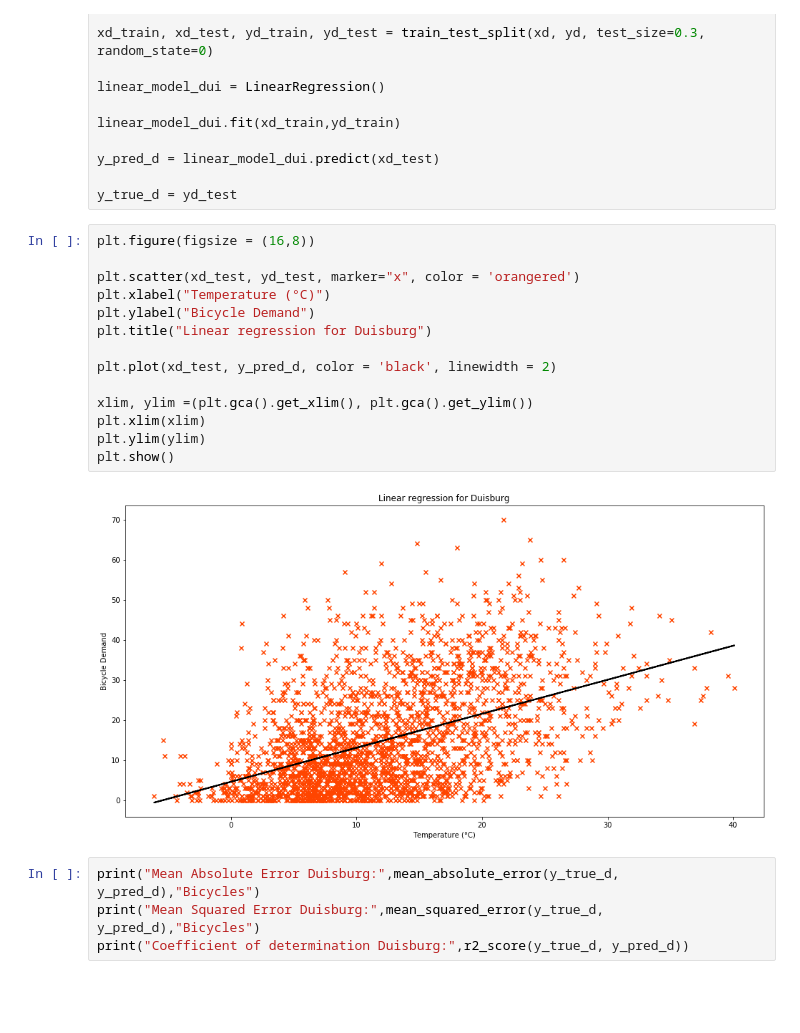
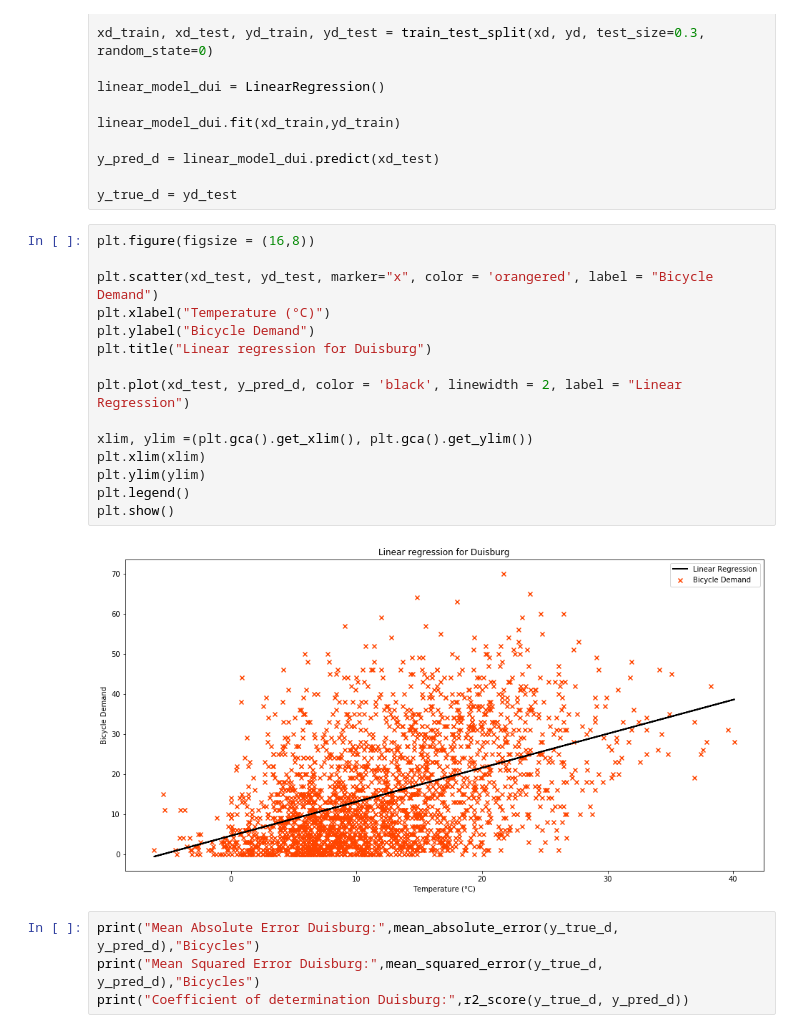
Before and after one commit to mogottsch/dsml_2020_magma, a Jupyter notebook: 3_predictive_analytics/Linear Regression.ipynb, the cells around one changed output. Cells and saved outputs as stored; diff of their text form; blank space fills up the shorter version.

```diff
--- a/3_predictive_analytics/Linear Regression.ipynb
+++ b/3_predictive_analytics/Linear Regression.ipynb
@@ -138,19 +143,20 @@ y_true_d = yd_test
 # %%
 plt.figure(figsize = (16,8))
 
-plt.scatter(xd_test, yd_test, marker="x", color = 'orangered')
+plt.scatter(xd_test, yd_test, marker="x", color = 'orangered', label = "Bicycle Demand")
 plt.xlabel("Temperature (°C)")
 plt.ylabel("Bicycle Demand")
 plt.title("Linear regression for Duisburg")
 
-plt.plot(xd_test, y_pred_d, color = 'black', linewidth = 2)
+plt.plot(xd_test, y_pred_d, color = 'black', linewidth = 2, label = "Linear Regression")
 
 xlim, ylim =(plt.gca().get_xlim(), plt.gca().get_ylim())
 plt.xlim(xlim)
 plt.ylim(ylim)
+plt.legend()
 plt.show()
 # %% [output]
-[figure, old version]
+[figure, new version]
 # %%
 print("Mean Absolute Error Duisburg:",mean_absolute_error(y_true_d, y_pred_d),"Bicycles")
 print("Mean Squared Error Duisburg:",mean_squared_error(y_true_d, y_pred_d),"Bicycles")
```
Also changed, not shown: parts of 48 cells of this notebook.
